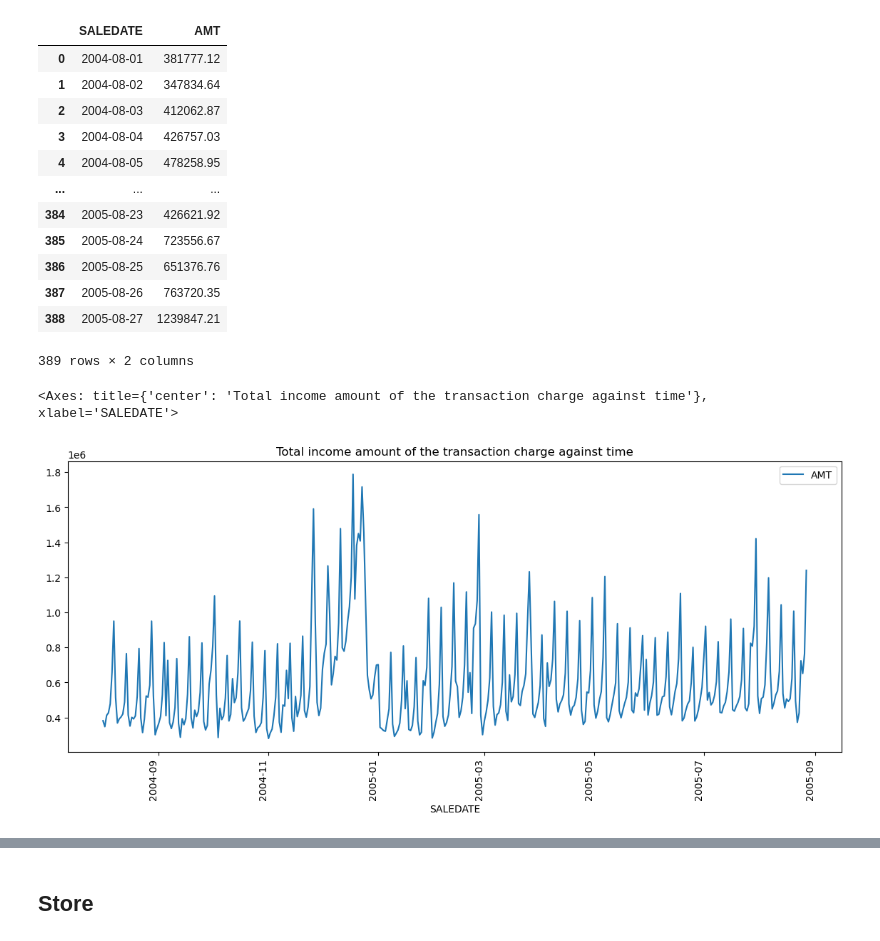
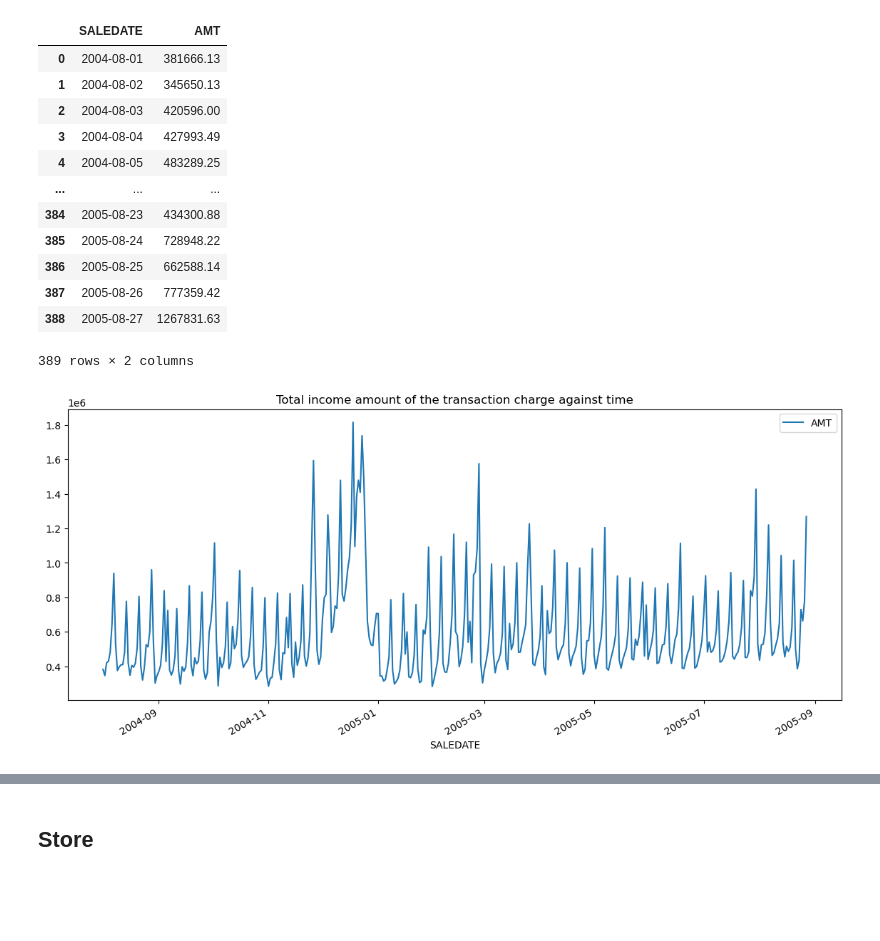
Before and after one commit to MSIA/MLDS400_Group3-Ye-Joon-Han-Jiayue-Tian-Wesley-Wang-Yumin-Zhang, a Jupyter notebook: 400_project.ipynb, the cells around one changed output, grey strips where cells are left out. Saved outputs shown, nothing was run; the diff lists cells and outputs as text; code cells hidden in the pictures; blank space fills up the shorter version.

```diff
--- a/400_project.ipynb
+++ b/400_project.ipynb
@@ -6 +31,8 @@ import pandas.io.sql as psql
+# %%
+# Call variable in config.py
+dbname = config.dbname
+user = '' # Change to your userid
+password = '' # Change to your password
+host = config.host
+port = config.port
 # %%
@@ -42,0 +73,2 @@ trnsact
+# %%
+trnsact_copy = trnsact.copy()
@@ -68,13 +187,22 @@ connection.close()
+# %%
+trnsact_copy['SALEDATE'] = pd.to_datetime(trnsact_copy['SALEDATE'])
+trnsact_copy['ORGPRICE'] = pd.to_numeric(trnsact_copy['ORGPRICE'], errors='coerce')
+trnsact_copy['SPRICE'] = pd.to_numeric(trnsact_copy['SPRICE'], errors='coerce')
+trnsact_copy['AMT'] = pd.to_numeric(trnsact_copy['AMT'], errors='coerce')
+
+# Drop the rows where trnsact['ORGPRICE'] == 0
+trnsact_copy = trnsact_copy[trnsact_copy['ORGPRICE'] != 0]
 # %%
-import datetime as dt
-import matplotlib.pyplot as plt
+# Extract the year and month from the transaction records
+trnsact_copy['SaleYear'] = trnsact_copy['SALEDATE'].dt.year
+trnsact_copy['SaleMonth'] = trnsact_copy['SALEDATE'].dt.month
 
-trnsact['SALEDATE'] = pd.to_datetime(trnsact['SALEDATE'])
-trnsact['SaleYear'] = trnsact['SALEDATE'].dt.year
-trnsact['SaleMonth'] = trnsact['SALEDATE'].dt.month
+# Transfer the amt of return transaction into negative, we assume that there is a corresponding purchase transaction record before return
+# Therefore, this two records can cancel each other out and have no effect on total sales amount. Treat the total amt as income charge
+trnsact_copy.loc[trnsact_copy['STYPE'] == 'R', 'AMT'] = -trnsact_copy.loc[trnsact_copy['STYPE'] == 'R', 'AMT']
 
-trnsact.loc[trnsact['STYPE'] == 'R', 'AMT'] = -trnsact.loc[trnsact['STYPE'] == 'R', 'AMT']
-monthly_sales = trnsact.groupby(['SaleYear', 'SaleMonth'])['AMT'].sum().reset_index()
+# Total sales amount agains each month
+monthly_sales = trnsact_copy.groupby(['SaleYear', 'SaleMonth'])['AMT'].sum().reset_index()
 
 plt.plot(monthly_sales.index, monthly_sales['AMT'], marker='o', linestyle='-', color='b')
 plt.xlabel('SaleMonth')
@@ -112,24 +243,24 @@ discount_percentage
 # %%
-trnsact['AMT'] = pd.to_numeric(trnsact['AMT'], errors='coerce')
-df_date = pd.pivot_table(trnsact, values = ["AMT"], index = ['SALEDATE'], aggfunc = {'AMT': 'sum'}).reset_index()
+# Daily total income amount of transaction charge
+df_date = pd.pivot_table(trnsact_copy, values = ["AMT"], index = ['SALEDATE'], aggfunc = {'AMT': 'sum'}).reset_index()
 df_date
 # %% [output]
 |  | SALEDATE | AMT |
-| 0 | 2004-08-01 | 381777.12 |
-| 1 | 2004-08-02 | 347834.64 |
-| 2 | 2004-08-03 | 412062.87 |
-| 3 | 2004-08-04 | 426757.03 |
-| 4 | 2004-08-05 | 478258.95 |
+| 0 | 2004-08-01 | 381666.13 |
+| 1 | 2004-08-02 | 345650.13 |
+| 2 | 2004-08-03 | 420596.00 |
+| 3 | 2004-08-04 | 427993.49 |
+| 4 | 2004-08-05 | 483289.25 |
 | ... | ... | ... |
-| 384 | 2005-08-23 | 426621.92 |
-| 385 | 2005-08-24 | 723556.67 |
-| 386 | 2005-08-25 | 651376.76 |
-| 387 | 2005-08-26 | 763720.35 |
-| 388 | 2005-08-27 | 1239847.21 |
+| 384 | 2005-08-23 | 434300.88 |
+| 385 | 2005-08-24 | 728948.22 |
+| 386 | 2005-08-25 | 662588.14 |
+| 387 | 2005-08-26 | 777359.42 |
+| 388 | 2005-08-27 | 1267831.63 |
 389 rows × 2 columns
 # %%
-df_date.plot.line(x = "SALEDATE", y = "AMT", figsize = (14,6), title = "Total income amount of the transaction charge against time", rot = 90)
+# Plot daily total income amount of transaction charge
+df_date.plot.line(x = "SALEDATE", y = "AMT", figsize = (14,6), title = "Total income amount of the transaction charge against time");
 # %% [output]
-<Axes: title={'center': 'Total income amount of the transaction charge against time'}, xlabel='SALEDATE'>
-[figure, old version]
+[figure, new version]
 # %%
```
Also changed, not shown: parts of 51 cells of this notebook, 1 other file.
